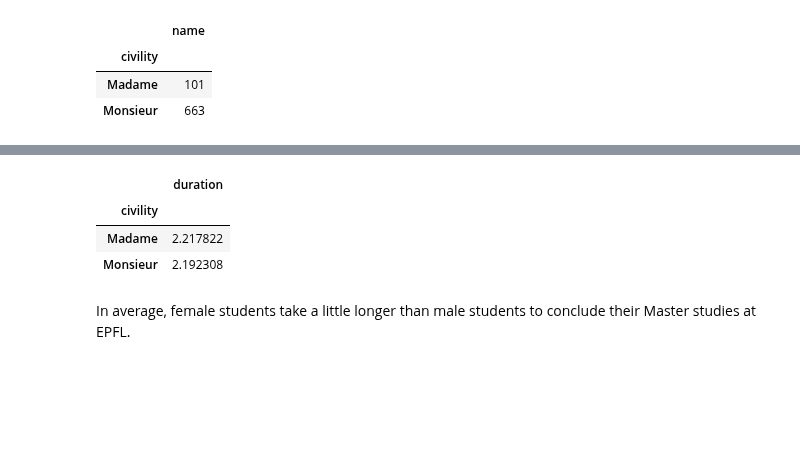
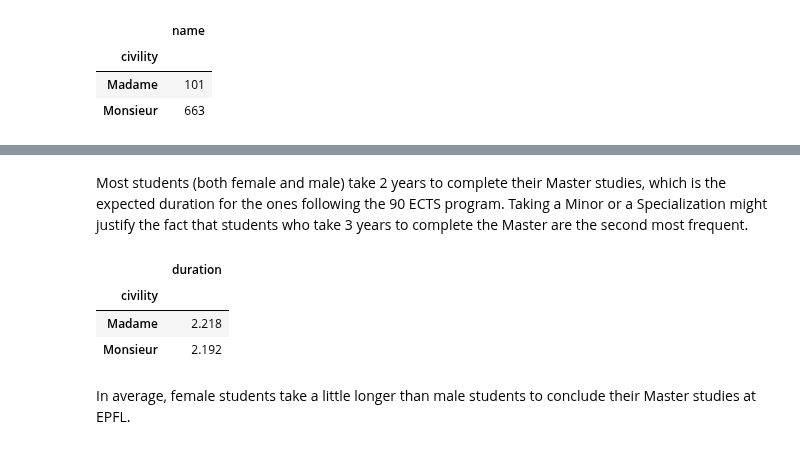
Before and after one commit to Symsystem/adaepflHomework, a Jupyter notebook: 02 - Data from the Web/Data from the web.ipynb, the cells around one changed output, grey strips where cells are left out. Cells and saved outputs as stored; diff of their text form; code cells hidden in the pictures; blank space fills up the shorter version.

```diff
--- a/02 - Data from the Web/Data from the web.ipynb
+++ b/02 - Data from the Web/Data from the web.ipynb
@@ -435,9 +461,11 @@ Male students clearly outnumber female students.
+# %% [markdown]
+Most students (both female and male) take 2 years to complete their Master studies, which is the expected duration for the ones following the 90 ECTS program. Taking a Minor or a Specialization might justify the fact that students who take 3 years to complete the Master are the second most frequent.
 # %%
-students.groupby(['civility'])[['duration']].mean()
+students.groupby(['civility'])[['duration']].mean().round(3)
 # %% [output]
 |  | duration |
 | civility |  |
-| Madame | 2.217822 |
-| Monsieur | 2.192308 |
+| Madame | 2.218 |
+| Monsieur | 2.192 |
 # %% [markdown]
 In average, female students take a little longer than male students to conclude their Master studies at EPFL.
```
Also changed, not shown: parts of 8 cells of this notebook.
